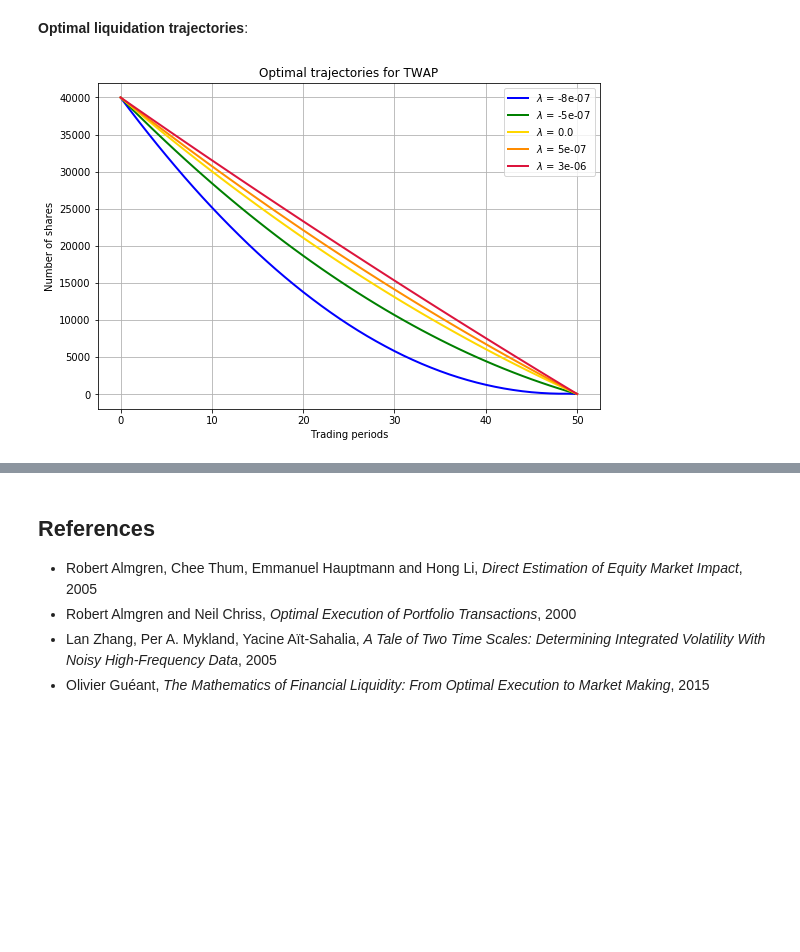
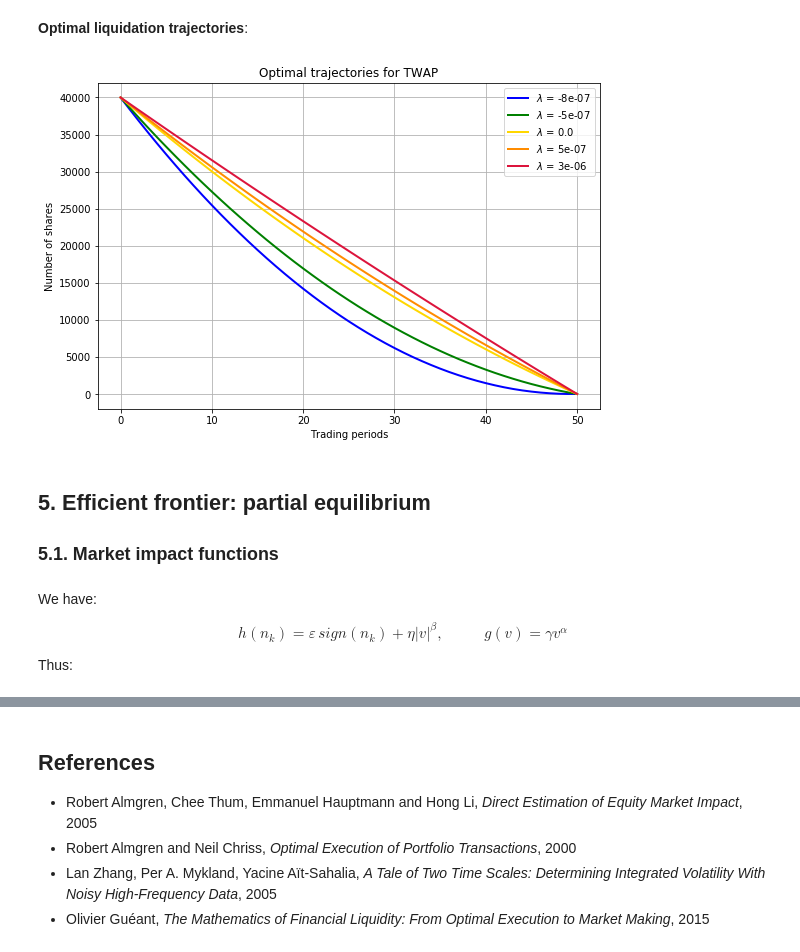
Before and after one commit to IlluvatarEru/ElectronicMarkets, a Jupyter notebook: Almgren-Chriss - Quadratic Programming.ipynb, the cells around one changed output, grey strips where cells are left out. Drawn from its saved outputs; the diff is of its cells as text; code cells hidden in the pictures; blank space fills up the shorter version.

```diff
--- a/Almgren-Chriss - Quadratic Programming.ipynb
+++ b/Almgren-Chriss - Quadratic Programming.ipynb
@@ -729,7 +730,7 @@ N_opts = []
 for r in risks:
     temp = efficient_frontier_VWAP(X=40000, risk=r, nb_T=50, v=v,
                                    tau=0.5, gamma=2.5*10**(-7), eta=2.5*10**(-6),
-                                   eps=0.0625, plot='False')
+                                   epsilon=0.0625, plot='False')
 
     N_opts.append(temp[0])
 
@@ -855,8 +856,8 @@ def expectation_TWAP(n):
     for k in range(N):
         sumg=0
         for j in range(k):
-            sumg+=g(n[j]/tau, gamma)
-        e+=(X*tau/T - n[k])*(s0-sumg*tau) - X/T * tau**2*g(n[k]/tau, gamma) + n[k]*h(n[k]/tau, tau, eps, eta)
+            sumg+=g(n[j]/tau)
+        e+=(X*tau/T - n[k])*(s0-sumg*tau) - X/T * tau**2*g(n[k]/tau) + n[k]*h(n[k]/tau)
     return e
 
 def variance_TWAP(n):
@@ -977,7 +978,7 @@ Liquidation history:
 # %% [markdown]
 **Hyperparameter testing**:
 # %%
-def efficient_frontier_TWAP(X, risk, nb_T, sigma=0.3, s0=100, tau=1.0, gamma=1.0, eta=1.0, eps=1.0, plot='True'):
+def efficient_frontier_TWAP(X, risk, nb_T, sigma=0.3, s0=100, tau=1.0, gamma=1.0, eta=1.0, epsilon=1.0, plot='True'):
 
     def expectation_TWAP(n):
         N = len(n)
@@ -986,8 +987,8 @@ def efficient_frontier_TWAP(X, risk, nb_T, sigma=0.3, s0=100, tau=1.0, gamma=1.0
         for k in range(N):
             sumg=0
             for j in range(k):
-                sumg+=g(n[j]/tau, gamma)
-            e+=(X*tau/T - n[k])*(s0-sumg*tau) - X/T * tau**2*g(n[k]/tau, gamma) + n[k]*h(n[k]/tau, tau, eps, eta)
+                sumg+=g(n[j]/tau)
+            e+=(X*tau/T - n[k])*(s0-sumg*tau) - X/T * tau**2*g(n[k]/tau) + n[k]*h(n[k]/tau)
         return e
 
     def variance_TWAP(n):
@@ -1084,7 +1085,6 @@ X = 40000
 nb_T = 50
 
 risks = np.linspace(0.1*10**(-7), 5.0*10**(-7), 200)
-#risks = np.array([1, 2, 3, 4, 5])
 
 x_TWAP = []
 y_TWAP = []
@@ -1096,7 +1096,7 @@ for r in risks:
                                    tau=0.5,
                                    gamma=2.5*10**(-7),
                                    eta=2.5*10**(-6),
-                                   eps=0.0625,
+                                   epsilon=0.0625,
                                    plot='False')
 
     x_TWAP.append(temp[2])  # V(x)
@@ -1124,30 +1124,34 @@ plt.show()
 # %%
 risks = [-8*10**(-7), -5*10**(-7), 0.0, 5*10**(-7), 30*10**(-7)]
 
 N_opts = []
 
 for r in risks:
     temp = efficient_frontier_VWAP(X=40000, risk=r, nb_T=50, v=v,
                                    tau=0.5, gamma=2.5*10**(-7), eta=2.5*10**(-6),
-                                   eps=0.0625, plot='False')
+                                   epsilon=0.0625, plot='False')
 
     N_opts.append(temp[0])
 
 
 # Plotting
 plt.figure(figsize=(9,6))
 plt.plot(N_opts[0], color='blue', lw=2.0, label='$\lambda$ = '+str(risks[0]))
 plt.plot(N_opts[1], color='green', lw=2.0, label='$\lambda$ = '+str(risks[1]))
 plt.plot(N_opts[2], color='gold', lw=2.0, label='$\lambda$ = '+str(risks[2]))
 plt.plot(N_opts[3], color='darkorange', lw=2.0, label='$\lambda$ = '+str(risks[3]))
 plt.plot(N_opts[4], color='crimson', lw=2.0, label='$\lambda$ = '+str(risks[4]))
 
 plt.grid(True)
 plt.title('Optimal trajectories for TWAP')
 plt.xlabel('Trading periods')
 plt.ylabel('Number of shares')
 plt.legend(loc='best')
 plt.savefig('liquidation_TWAP.png')
 plt.show()
 # %% [output]
-[figure, old version]
+[figure, new version]
+# %% [markdown]
+## 5. Efficient frontier: partial equilibrium
+
+### 5.1. Market impact functions
@@ -1153,0 +1230,6 @@ plt.show()
+# %% [markdown]
+We have:
+
+$$ h(n_k) = \varepsilon \, sign(n_k) + \eta |v|^{\beta}, \,\,\,\,\,\,\,\,\,\,\,\,\,\,\,\, g(v) = \gamma v^{\alpha} $$
+
+Thus:
```
Also changed, not shown: parts of 24 cells of this notebook, 16 other files.
